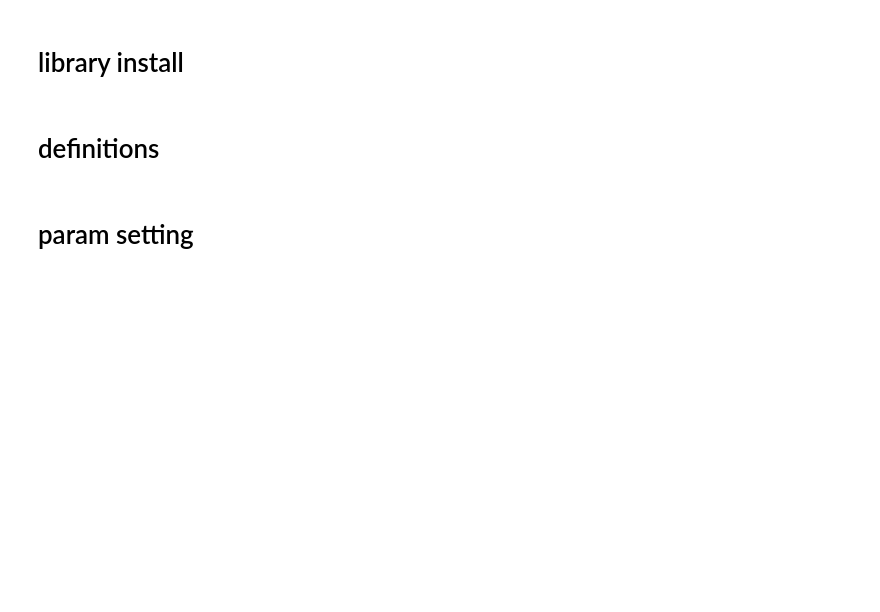
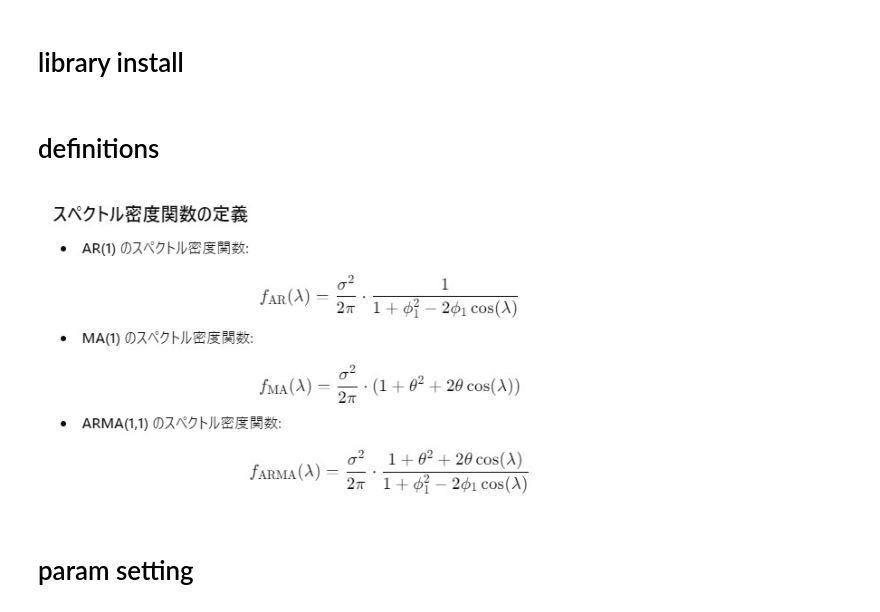
Before and after one commit to WE1CH-KAZU/statistic_certificate_grade1semi, a Jupyter notebook: grade1semi_WB/chapter_27/graphs.ipynb, the cells around one changed output. Saved outputs shown, nothing was run; the diff lists cells and outputs as text; code cells hidden in the pictures; blank space fills up the shorter version.

```diff
--- a/grade1semi_WB/chapter_27/graphs.ipynb
+++ b/grade1semi_WB/chapter_27/graphs.ipynb
@@ -13,0 +23,13 @@ from scipy.signal import periodogram
+# %%
+# 画像ファイルのパス
+image_path = 'fomulas_1.jpg'
+
+# 画像を読み込み
+img = mpimg.imread(image_path)
+
+# 画像を表示
+plt.imshow(img)
+plt.axis('off')  # 軸を非表示に
+plt.show()
+# %% [output]
+[figure, added]
```
Also changed, not shown: parts of 18 cells of this notebook.
